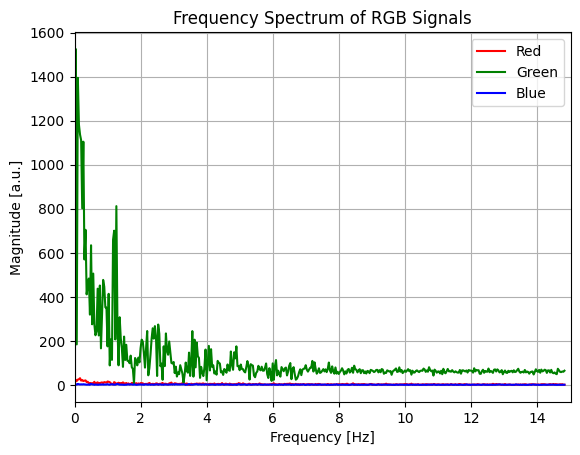
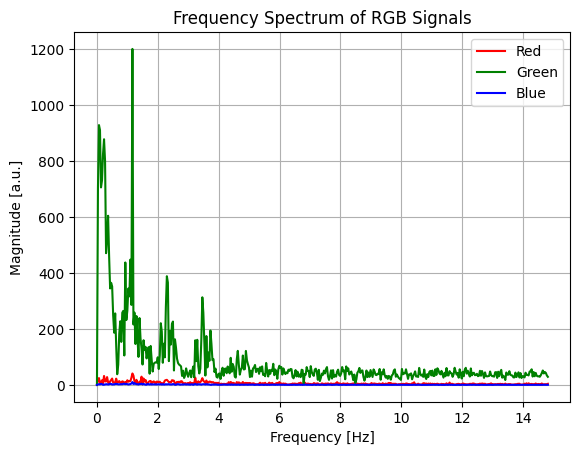
Unified diff of the notebook cell whose output changed from the first chart to the second:
--- before
+++ after
@@ -23,6 +23,6 @@
 plt.xlabel("Frequency [Hz]")
 plt.ylabel("Magnitude [a.u.]")
-plt.xlim(0,15)
-#plt.ylim(0,1)
+#plt.xlim(0,4)
+#plt.ylim(0,60)
 plt.grid(True)
 plt.show()

Commit: changed some of the notebook code